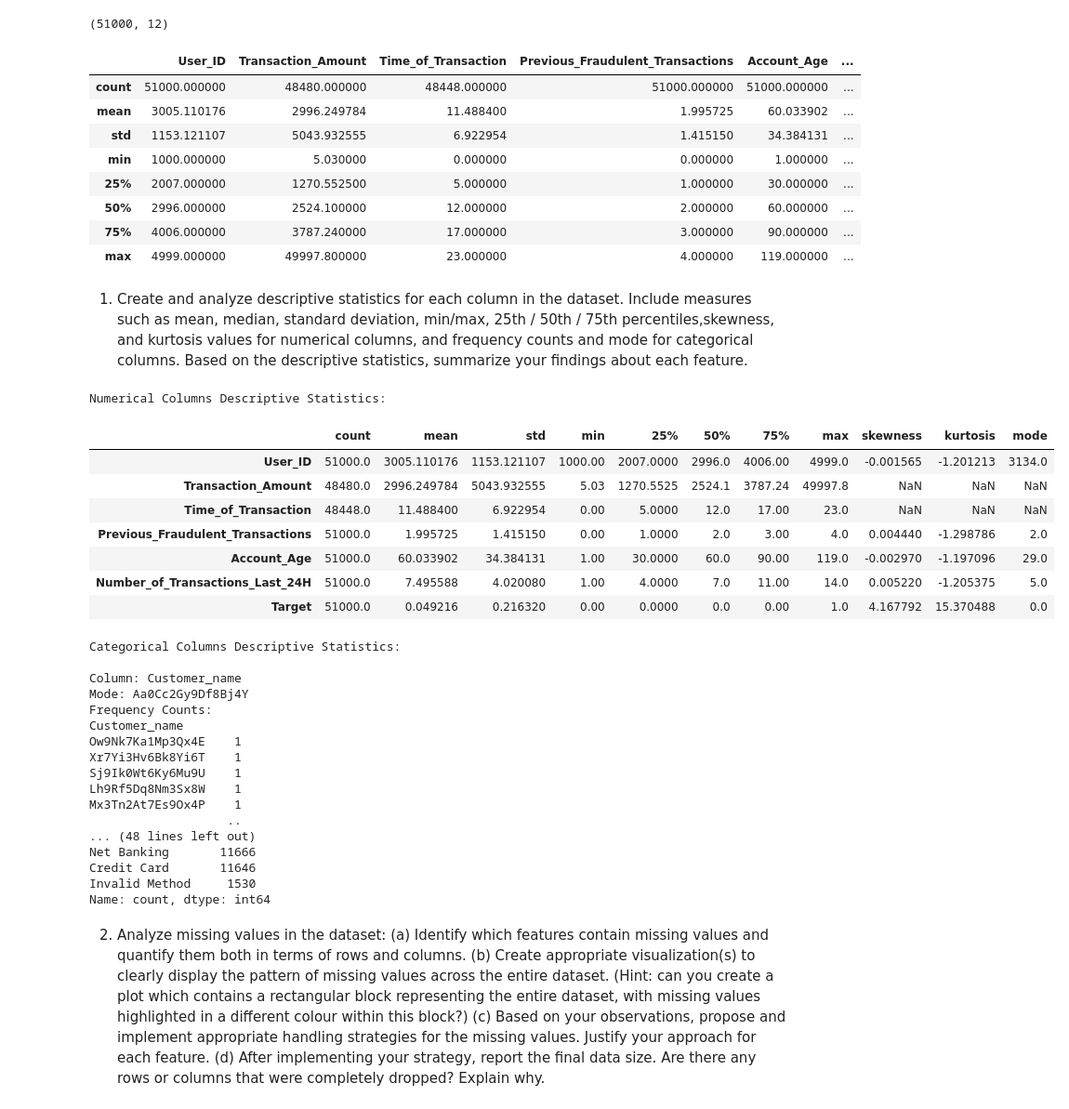
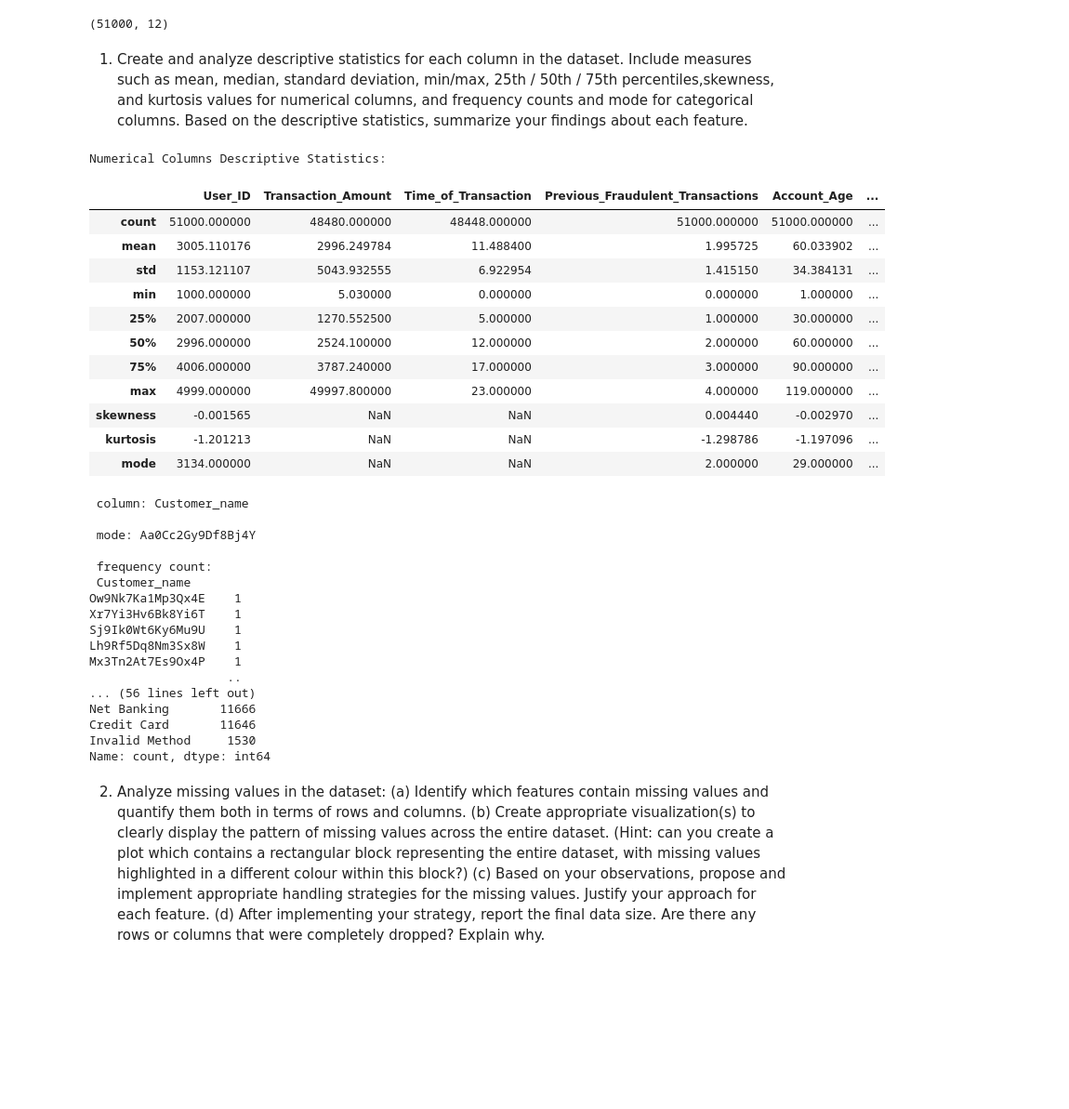
Before and after one commit to ruksad/descriptive-stats, a Jupyter notebook: lectures/24_22Mar_weekend/assignment/RYPDI0GT7H.ipynb, the cells around one changed output. Shown at 93% size. Saved outputs shown, nothing was run; the diff lists cells and outputs as text; code cells hidden in the pictures; blank space fills up the shorter version.

```diff
--- a/lectures/24_22Mar_weekend/assignment/RYPDI0GT7H.ipynb
+++ b/lectures/24_22Mar_weekend/assignment/RYPDI0GT7H.ipynb
@@ -46,45 +45,40 @@ fraud_data.head()
 fraud_data.shape
 # %% [output]
 (51000, 12)
-# %%
-fraud_data.describe()
-# %% [output]
-|  | User_ID | Transaction_Amount | Time_of_Transaction | Previous_Fraudulent_Transactions | Account_Age | ... |
-| count | 51000.000000 | 48480.000000 | 48448.000000 | 51000.000000 | 51000.000000 | ... |
-| mean | 3005.110176 | 2996.249784 | 11.488400 | 1.995725 | 60.033902 | ... |
-| std | 1153.121107 | 5043.932555 | 6.922954 | 1.415150 | 34.384131 | ... |
-| min | 1000.000000 | 5.030000 | 0.000000 | 0.000000 | 1.000000 | ... |
-| 25% | 2007.000000 | 1270.552500 | 5.000000 | 1.000000 | 30.000000 | ... |
-| 50% | 2996.000000 | 2524.100000 | 12.000000 | 2.000000 | 60.000000 | ... |
-| 75% | 4006.000000 | 3787.240000 | 17.000000 | 3.000000 | 90.000000 | ... |
-| max | 4999.000000 | 49997.800000 | 23.000000 | 4.000000 | 119.000000 | ... |
 # %% [markdown]
 1. Create and analyze descriptive statistics for each column in the dataset. Include measures such as mean, median, standard deviation, min/max, 25th / 50th / 75th percentiles,skewness, and kurtosis values for numerical columns, and frequency counts and mode for categorical columns. Based on the descriptive statistics, summarize your findings about each feature.
 # %%
 # Numerical Stats
 from scipy.stats import skew, kurtosis, mode
+
 num_fraud_data_col= fraud_data.select_dtypes(include=['float64','int64']).columns
-numerical_stats= fraud_data[num_fraud_data_col].describe().T
-numerical_stats['skewness']= fraud_data[num_fraud_data_col].apply(lambda x: skew(x))
-numerical_stats['kurtosis']= fraud_data[num_fraud_data_col].apply(lambda x: kurtosis(x))
-numerical_stats['mode']= fraud_data[num_fraud_data_col].apply(lambda x: mode(x)[0])
+numerical_stats= fraud_data[num_fraud_data_col].describe()
+numerical_stats.loc['skewness']= fraud_data[num_fraud_data_col].apply(lambda x: skew(x))
+numerical_stats.loc['kurtosis']= fraud_data[num_fraud_data_col].apply(lambda x: kurtosis(x))
+numerical_stats.loc['mode']= fraud_data[num_fraud_data_col].apply(lambda x: mode(x)[0])
+
+# scipy.stats.mode() expects only numerical data  but pandas.Series.mode() can take categorical data
 
 print("Numerical Columns Descriptive Statistics:")
 
 numerical_stats
 # %% [output]
 Numerical Columns Descriptive Statistics:
-|  | count | mean | std | min | 25% | 50% | 75% | max | skewness | kurtosis | mode |
-| User_ID | 51000.0 | 3005.110176 | 1153.121107 | 1000.00 | 2007.0000 | 2996.0 | 4006.00 | 4999.0 | -0.001565 | -1.201213 | 3134.0 |
-| Transaction_Amount | 48480.0 | 2996.249784 | 5043.932555 | 5.03 | 1270.5525 | 2524.1 | 3787.24 | 49997.8 | NaN | NaN | NaN |
-| Time_of_Transaction | 48448.0 | 11.488400 | 6.922954 | 0.00 | 5.0000 | 12.0 | 17.00 | 23.0 | NaN | NaN | NaN |
-| Previous_Fraudulent_Transactions | 51000.0 | 1.995725 | 1.415150 | 0.00 | 1.0000 | 2.0 | 3.00 | 4.0 | 0.004440 | -1.298786 | 2.0 |
-| Account_Age | 51000.0 | 60.033902 | 34.384131 | 1.00 | 30.0000 | 60.0 | 90.00 | 119.0 | -0.002970 | -1.197096 | 29.0 |
-| Number_of_Transactions_Last_24H | 51000.0 | 7.495588 | 4.020080 | 1.00 | 4.0000 | 7.0 | 11.00 | 14.0 | 0.005220 | -1.205375 | 5.0 |
-| Target | 51000.0 | 0.049216 | 0.216320 | 0.00 | 0.0000 | 0.0 | 0.00 | 1.0 | 4.167792 | 15.370488 | 0.0 |
+|  | User_ID | Transaction_Amount | Time_of_Transaction | Previous_Fraudulent_Transactions | Account_Age | ... |
+| count | 51000.000000 | 48480.000000 | 48448.000000 | 51000.000000 | 51000.000000 | ... |
+| mean | 3005.110176 | 2996.249784 | 11.488400 | 1.995725 | 60.033902 | ... |
+| std | 1153.121107 | 5043.932555 | 6.922954 | 1.415150 | 34.384131 | ... |
+| min | 1000.000000 | 5.030000 | 0.000000 | 0.000000 | 1.000000 | ... |
+| 25% | 2007.000000 | 1270.552500 | 5.000000 | 1.000000 | 30.000000 | ... |
+| 50% | 2996.000000 | 2524.100000 | 12.000000 | 2.000000 | 60.000000 | ... |
+| 75% | 4006.000000 | 3787.240000 | 17.000000 | 3.000000 | 90.000000 | ... |
+| max | 4999.000000 | 49997.800000 | 23.000000 | 4.000000 | 119.000000 | ... |
+| skewness | -0.001565 | NaN | NaN | 0.004440 | -0.002970 | ... |
+| kurtosis | -1.201213 | NaN | NaN | -1.298786 | -1.197096 | ... |
+| mode | 3134.000000 | NaN | NaN | 2.000000 | 29.000000 | ... |
 # %%
 # Categorical column stats
-
+from scipy.stats import mode
 cat_col= fraud_data.select_dtypes(include=['object']).columns
 cat_stats= {}
 
@@ -95,38 +89,33 @@ for col in cat_col:
         'frequency_counts': fraud_data[col].value_counts()
     }
 
-print("\nCategorical Columns Descriptive Statistics:")
+
 for col, stats in cat_stats.items():
-    print(f"\nColumn: {col}")
-    print(f"Mode: {stats['mode']}")
-    print("Frequency Counts:")
-    print(stats['frequency_counts'])
+    print(f'\n column: {col}')
+    print(f'\n mode: {stats['mode']}')
+    print(f'\n frequency count: \n {stats['frequency_counts']}')
 # %% [output]
-Categorical Columns Descriptive Statistics:
+ column: Customer_name
 
-Column: Customer_name
-Mode: Aa0Cc2Gy9Df8Bj4Y
-Frequency Counts:
-Customer_name
+ mode: Aa0Cc2Gy9Df8Bj4Y
+
+ frequency count:
+ Customer_name
 Ow9Nk7Ka1Mp3Qx4E    1
 Xr7Yi3Hv6Bk8Yi6T    1
 Sj9Ik0Wt6Ky6Mu9U    1
 Lh9Rf5Dq8Nm3Sx8W    1
 Mx3Tn2At7Es9Ox4P    1
                    ..
-... (48 lines left out)
+... (56 lines left out)
 Net Banking       11666
 Credit Card       11646
 Invalid Method     1530
 Name: count, dtype: int64
 # %% [markdown]
 2. Analyze missing values in the dataset:
-(a) Identify which features contain missing values and quantify them both in terms of
-rows and columns.
-(b) Create appropriate visualization(s) to clearly display the pattern of missing values
-across the entire dataset. (Hint: can you create a plot which contains a rectangular
-block representing the entire dataset, with missing values highlighted in a different
-colour within this block?)
+(a) Identify which features contain missing values and quantify them both in terms of rows and columns.
+(b) Create appropriate visualization(s) to clearly display the pattern of missing values across the entire dataset. (Hint: can you create a plot which contains a rectangular block representing the entire dataset, with missing values highlighted in a different colour within this block?)
 (c) Based on your observations, propose and implement appropriate handling strategies for the missing values. Justify your approach for each feature.
 (d) After implementing your strategy, report the final data size. Are there any rows or
 columns that were completely dropped? Explain why.
```
Also changed, not shown: parts of 4 cells of this notebook.
